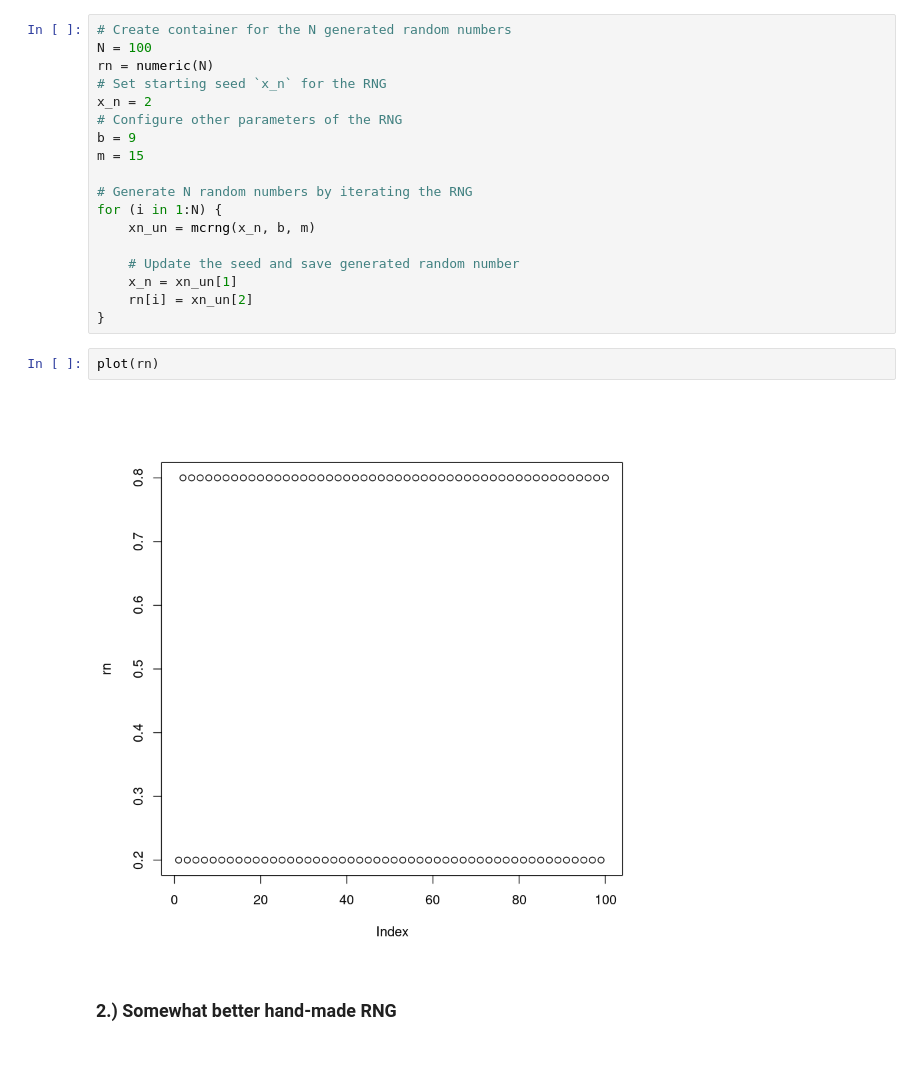
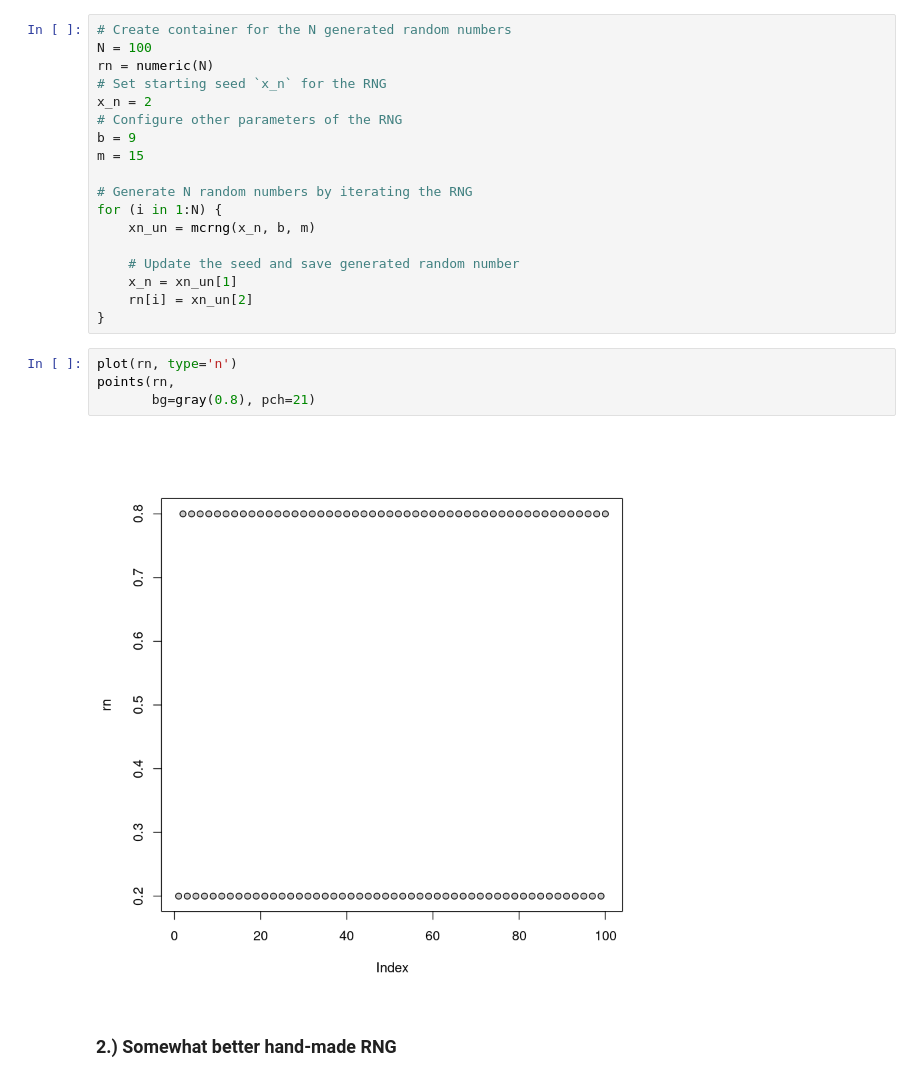
Before and after one commit to masterdesky/ELTE-data-mining-R-2020, a Jupyter notebook: presentation_2/braun_5.2_rng.ipynb, the cells around one changed output. Drawn from its saved outputs; the diff is of its cells as text.

```diff
--- a/presentation_2/braun_5.2_rng.ipynb
+++ b/presentation_2/braun_5.2_rng.ipynb
@@ -46,10 +46,12 @@ for (i in 1:N) {
     x_n = xn_un[1]
     rn[i] = xn_un[2]
 }
-# %%
-plot(rn)
-# %% [output]
-[figure, removed]
+# %%
+plot(rn, type='n')
+points(rn,
+       bg=gray(0.8), pch=21)
+# %% [output]
+[figure, added]
 # %% [markdown]
 ### 2.) Somewhat better hand-made RNG
 # %%
```
Also changed, not shown: parts of 17 cells of this notebook.
